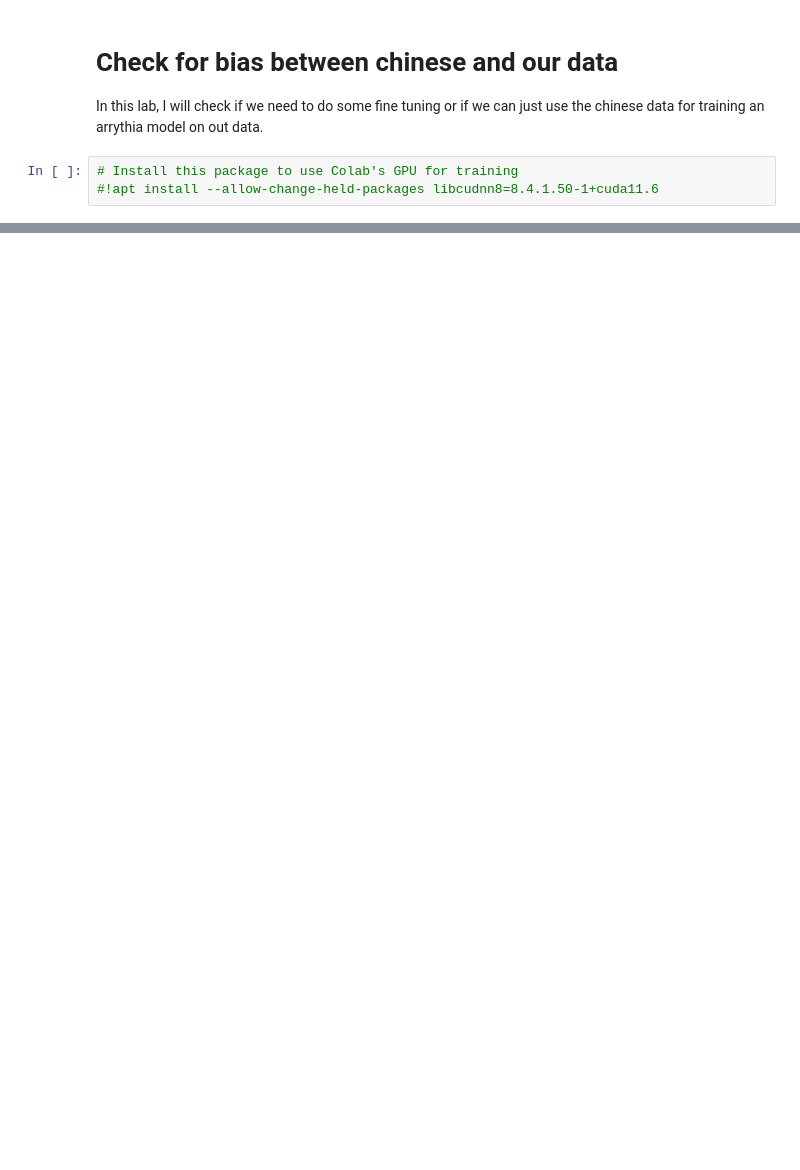
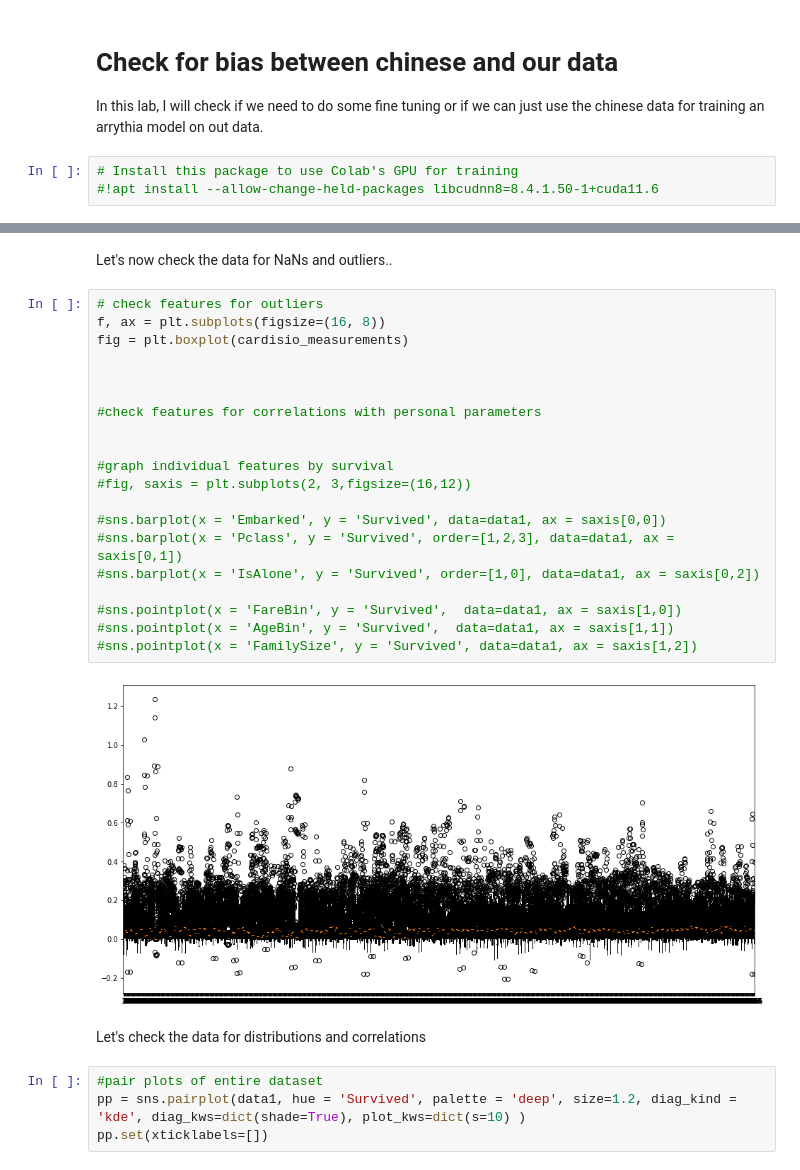
Before and after one commit to FVaisfeld/ml, a Jupyter notebook: data_comparison.ipynb, the cells around one changed output, grey strips where cells are left out. Cells and saved outputs as stored; diff of their text form; blank space fills up the shorter version.

```diff
--- a/data_comparison.ipynb
+++ b/data_comparison.ipynb
@@ -225,0 +98,30 @@ NameError: ignored
+# %% [markdown]
+Let's now check the data for NaNs and outliers..
+# %%
+# check features for outliers
+f, ax = plt.subplots(figsize=(16, 8))
+fig = plt.boxplot(cardisio_measurements)
+
+
+
+#check features for correlations with personal parameters
+
+
+#graph individual features by survival
+#fig, saxis = plt.subplots(2, 3,figsize=(16,12))
+
+#sns.barplot(x = 'Embarked', y = 'Survived', data=data1, ax = saxis[0,0])
+#sns.barplot(x = 'Pclass', y = 'Survived', order=[1,2,3], data=data1, ax = saxis[0,1])
+#sns.barplot(x = 'IsAlone', y = 'Survived', order=[1,0], data=data1, ax = saxis[0,2])
+
+#sns.pointplot(x = 'FareBin', y = 'Survived',  data=data1, ax = saxis[1,0])
+#sns.pointplot(x = 'AgeBin', y = 'Survived',  data=data1, ax = saxis[1,1])
+#sns.pointplot(x = 'FamilySize', y = 'Survived', data=data1, ax = saxis[1,2])
+# %% [output]
+[figure, added]
+# %% [markdown]
+Let's check the data for distributions and correlations
+# %%
+#pair plots of entire dataset
+pp = sns.pairplot(data1, hue = 'Survived', palette = 'deep', size=1.2, diag_kind = 'kde', diag_kws=dict(shade=True), plot_kws=dict(s=10) )
+pp.set(xticklabels=[])
```
Also changed, not shown: parts of 8 cells of this notebook.
